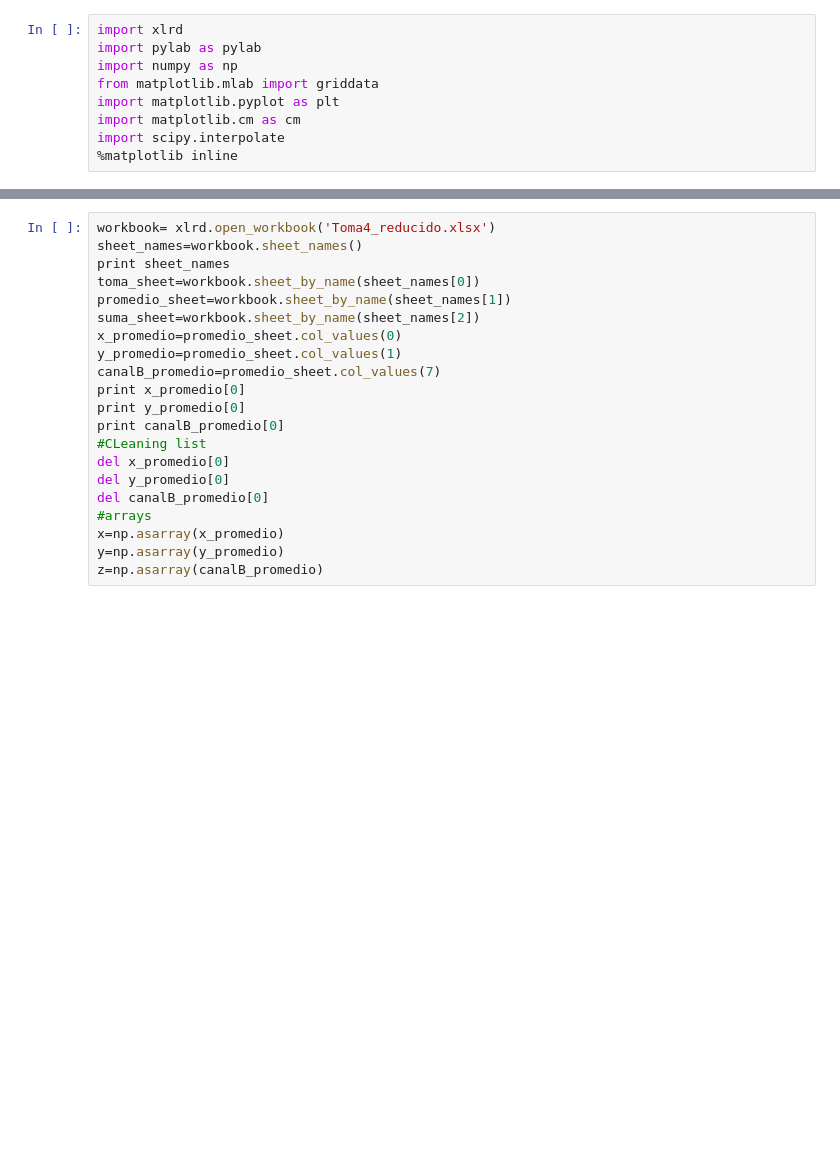
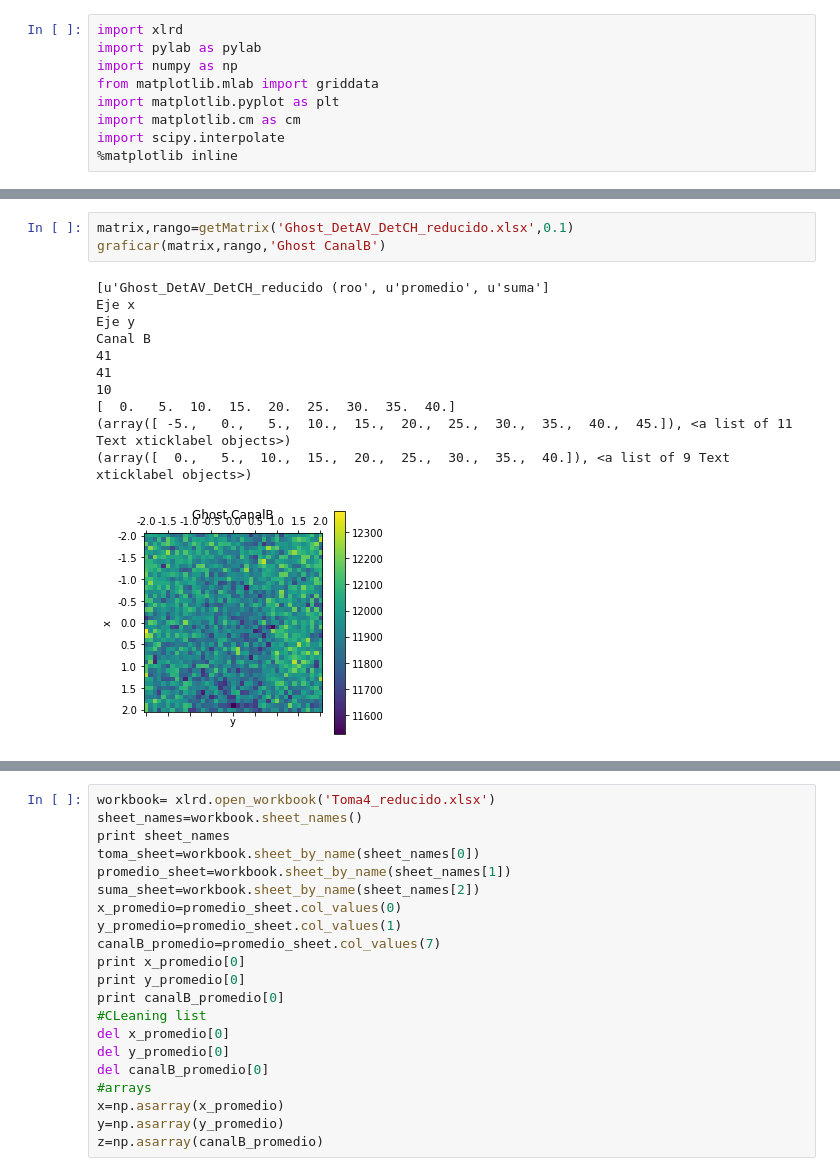
Before and after one commit to juannnesss/Tesis, a Jupyter notebook: Python/matrix.ipynb, the cells around one changed output, grey strips where cells are left out. Drawn from its saved outputs; the diff is of its cells as text; blank space fills up the shorter version.

```diff
--- a/Python/matrix.ipynb
+++ b/Python/matrix.ipynb
@@ -9,0 +171,15 @@ import scipy.interpolate
+# %%
+matrix,rango=getMatrix('Ghost_DetAV_DetCH_reducido.xlsx',0.1)
+graficar(matrix,rango,'Ghost CanalB')
+# %% [output]
+[u'Ghost_DetAV_DetCH_reducido (roo', u'promedio', u'suma']
+Eje x
+Eje y
+Canal B
+41
+41
+10
+[  0.   5.  10.  15.  20.  25.  30.  35.  40.]
+(array([ -5.,   0.,   5.,  10.,  15.,  20.,  25.,  30.,  35.,  40.,  45.]), <a list of 11 Text xticklabel objects>)
+(array([  0.,   5.,  10.,  15.,  20.,  25.,  30.,  35.,  40.]), <a list of 9 Text xticklabel objects>)
+[figure, added]
```
Also changed, not shown: parts of 8 cells of this notebook, 3 other files.
